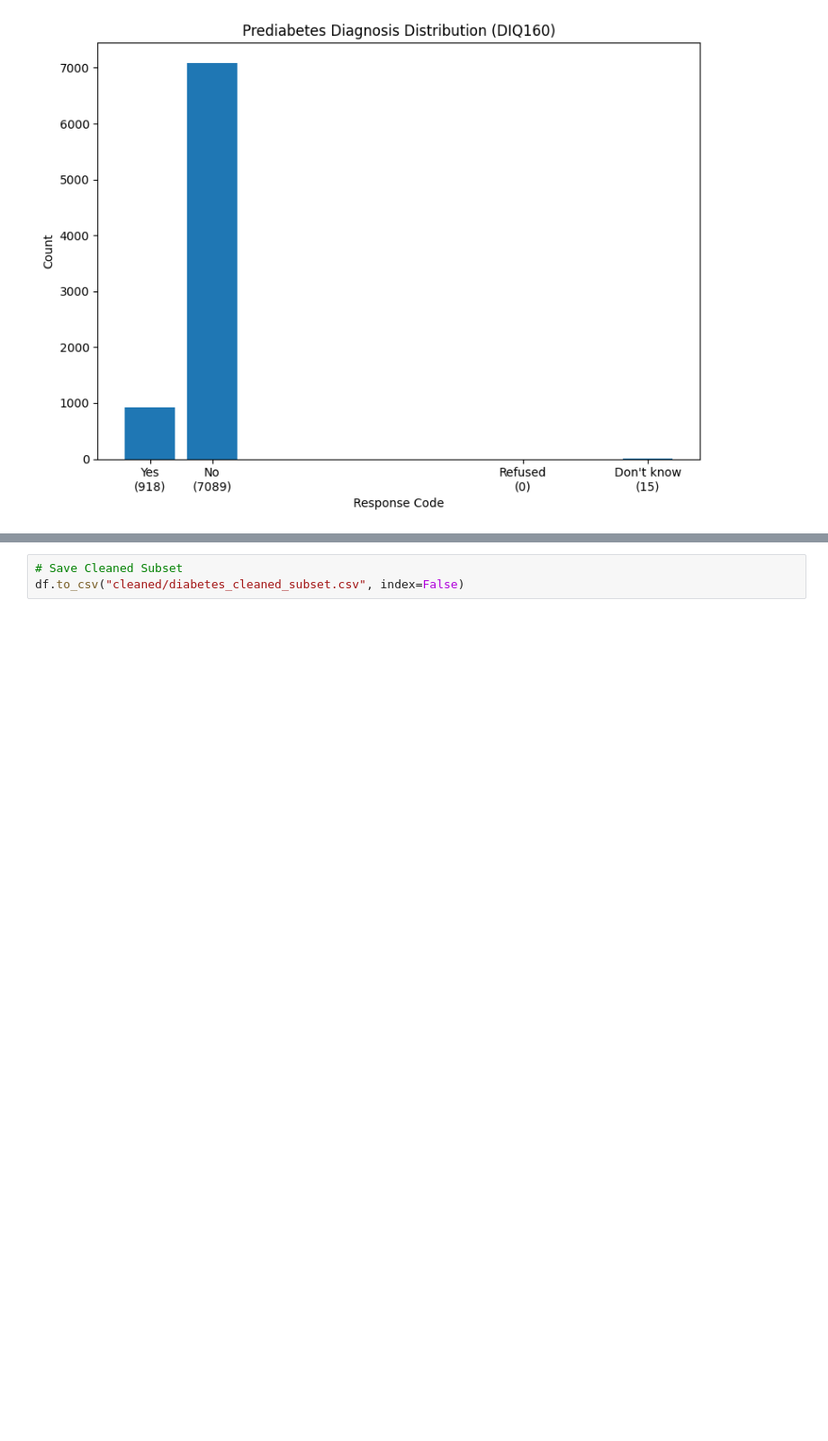
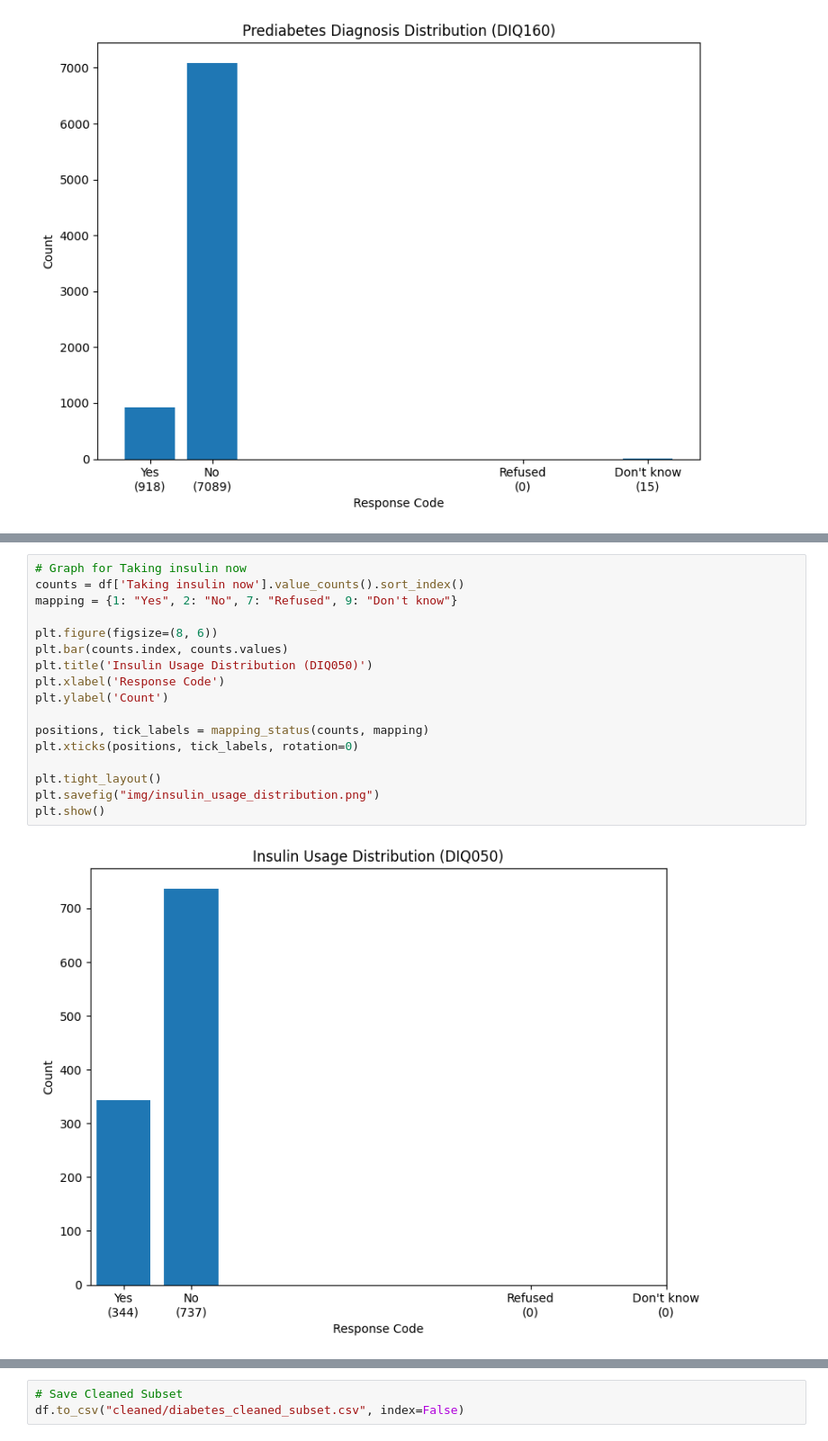
Before and after one commit to PiSaucer/CS426-Project, a Jupyter notebook: diabetes.ipynb, the cells around one changed output, grey strips where cells are left out. Shown at 90% size. Drawn from its saved outputs; the diff is of its cells as text; blank space fills up the shorter version.

```diff
--- a/diabetes.ipynb
+++ b/diabetes.ipynb
@@ -165,0 +166,19 @@ plt.show()
+# %%
+# Graph for Taking insulin now
+counts = df['Taking insulin now'].value_counts().sort_index()
+mapping = {1: "Yes", 2: "No", 7: "Refused", 9: "Don't know"}
+
+plt.figure(figsize=(8, 6))
+plt.bar(counts.index, counts.values)
+plt.title('Insulin Usage Distribution (DIQ050)')
+plt.xlabel('Response Code')
+plt.ylabel('Count')
+
+positions, tick_labels = mapping_status(counts, mapping)
+plt.xticks(positions, tick_labels, rotation=0)
+
+plt.tight_layout()
+plt.savefig("img/insulin_usage_distribution.png")
+plt.show()
+# %% [output]
+[figure, added]
```
Also changed, not shown: parts of 3 cells of this notebook.
